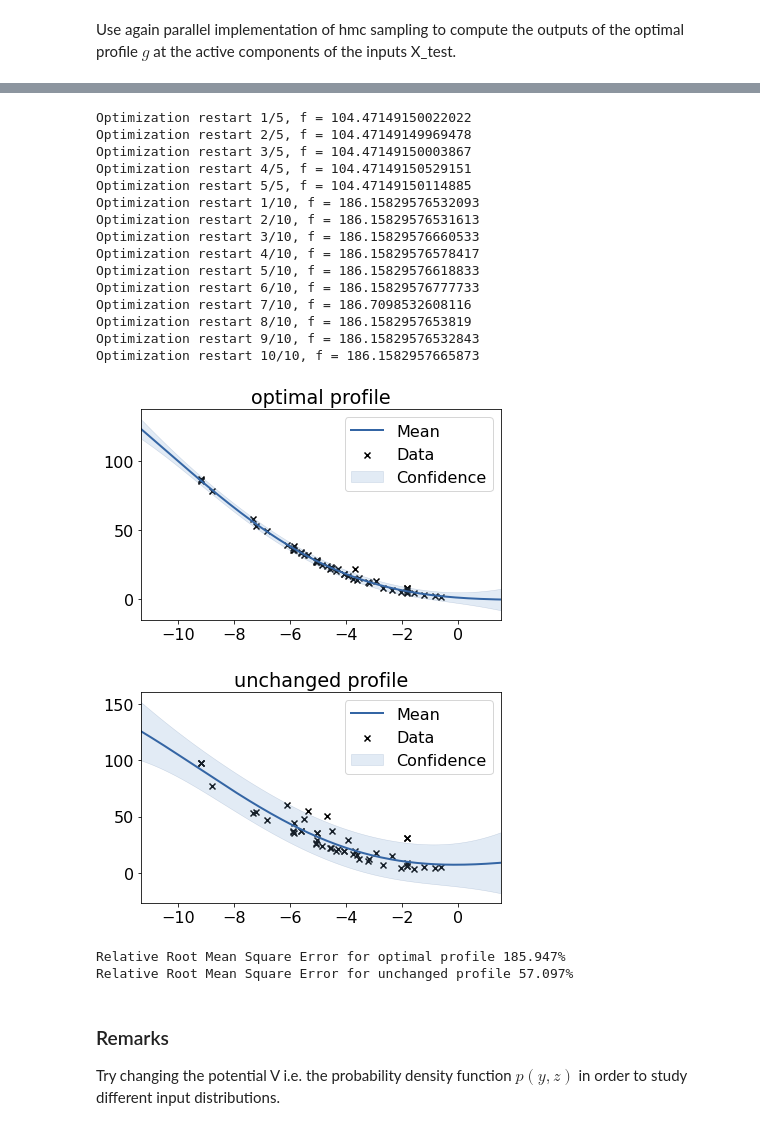
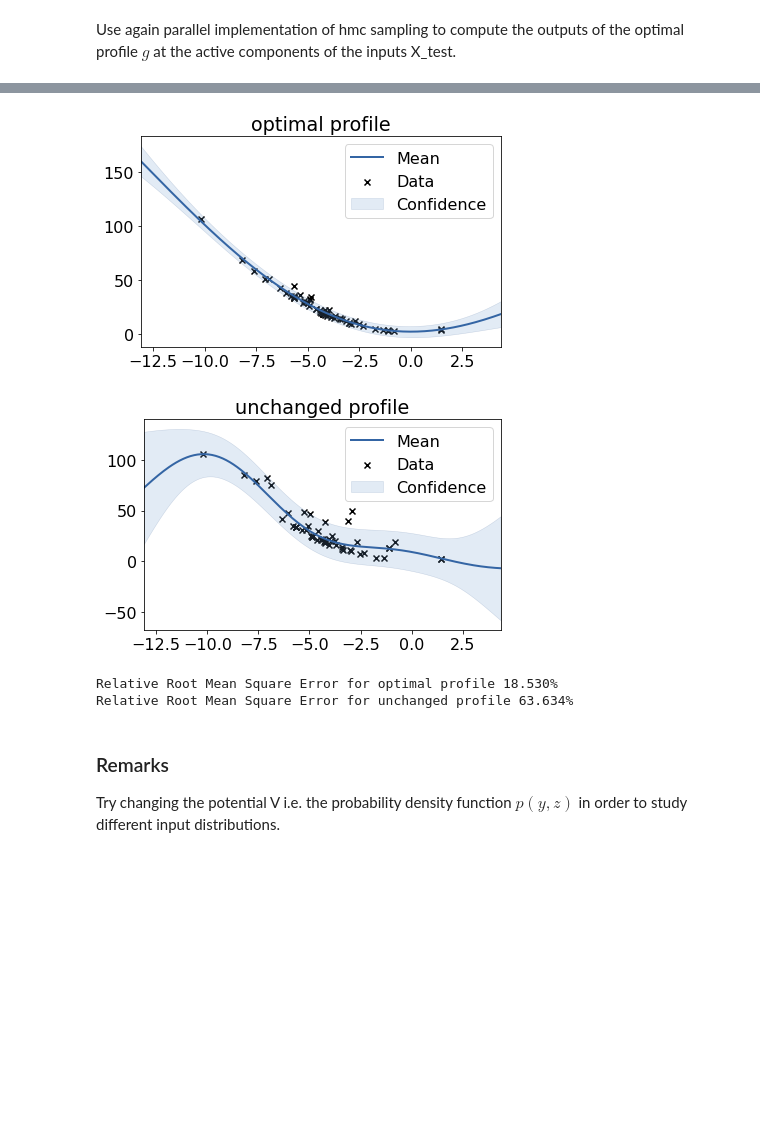
Before and after one commit to mathLab/ATHENA, a Jupyter notebook: tutorials/03_response_surfaces.ipynb, the cells around one changed output, grey strips where cells are left out. Cells and saved outputs as stored; diff of their text form; code cells hidden in the pictures; blank space fills up the shorter version.

Commit message:
fix tutorial 03
display False in MCMC, fix bug in RRMSE evaluation

```diff
--- a/tutorials/03_response_surfaces.ipynb
+++ b/tutorials/03_response_surfaces.ipynb
@@ -297,10 +271,10 @@ asub.plot_sufficient_summary(X, f)
 # %% [markdown]
 Use again parallel implementation of hmc sampling to compute the outputs of the optimal profile $g$ at the active components of the inputs X_test.
 # %%
-M_test = 50
+M_test = 60
 X_test = chains(log_proposal,
                 2,
-                n_samples=25,
+                n_samples=30,
                 epsilon=0.2,
                 pr_args=(V, ),
                 dim=2,
@@ -308,7 +282,6 @@ X_test = chains(log_proposal,
 f_test = func(X_test)
 x_forward = asub.transform(X_test)[0]
 optimal_profile = np.array([profile(x_forward[i, :], asub, func) for i in range(M_test)])
-print(g.shape, x_forward.shape)
 plt.scatter(x_forward, optimal_profile, c='r')
 plt.scatter(x_forward, f_test, c='b')
 plt.show()
@@ -334,45 +290,30 @@ Finished step    6  Threshol
 # %%
 gp_g = GPy.models.GPRegression(x_forward, optimal_profile.reshape(-1, 1))
 gp_f = GPy.models.GPRegression(x_forward, f_test.reshape(-1, 1))
 
 gp_g.constrain_positive('')
-gp_g.optimize_restarts(5)
+gp_g.optimize_restarts(15, verbose=False)
 
 gp_f.constrain_positive('')
-gp_f.optimize_restarts(10)
+gp_f.optimize_restarts(15, verbose=False)
 
 gp_g.plot(title="optimal profile")
 gp_f.plot(title="unchanged profile")
 plt.show()
 
 y_g = gp_g.predict(x_forward)[0]
 y_f = gp_f.predict(x_forward)[0]
 
 def RRMSE(test, true):
     return np.sqrt(np.sum((test.reshape(-1) - true.reshape(-1))**2) )#/ np.sum((true - true.mean())**2))
 
-print("Relative Root Mean Square Error for optimal profile {:.3f}%".format(RRMSE(y_g, g)))
+print("Relative Root Mean Square Error for optimal profile {:.3f}%".format(RRMSE(y_g, optimal_profile)))
 print("Relative Root Mean Square Error for unchanged profile {:.3f}%".format(RRMSE(y_f, f_test)))
 # %% [output]
-Optimization restart 1/5, f = 104.47149150022022
-Optimization restart 2/5, f = 104.47149149969478
-Optimization restart 3/5, f = 104.47149150003867
-Optimization restart 4/5, f = 104.47149150529151
-Optimization restart 5/5, f = 104.47149150114885
-Optimization restart 1/10, f = 186.15829576532093
-Optimization restart 2/10, f = 186.15829576531613
-Optimization restart 3/10, f = 186.15829576660533
-Optimization restart 4/10, f = 186.15829576578417
-Optimization restart 5/10, f = 186.15829576618833
-Optimization restart 6/10, f = 186.15829576777733
-Optimization restart 7/10, f = 186.7098532608116
-Optimization restart 8/10, f = 186.1582957653819
-Optimization restart 9/10, f = 186.15829576532843
-Optimization restart 10/10, f = 186.1582957665873
-[figure, old version]
+[figure, new version]
-[figure, old version]
+[figure, new version]
-Relative Root Mean Square Error for optimal profile 185.947%
-Relative Root Mean Square Error for unchanged profile 57.097%
+Relative Root Mean Square Error for optimal profile 18.530%
+Relative Root Mean Square Error for unchanged profile 63.634%
 # %% [markdown]
 ### Remarks
 
```
Also changed, not shown: parts of 4 cells of this notebook, 1 other file.
